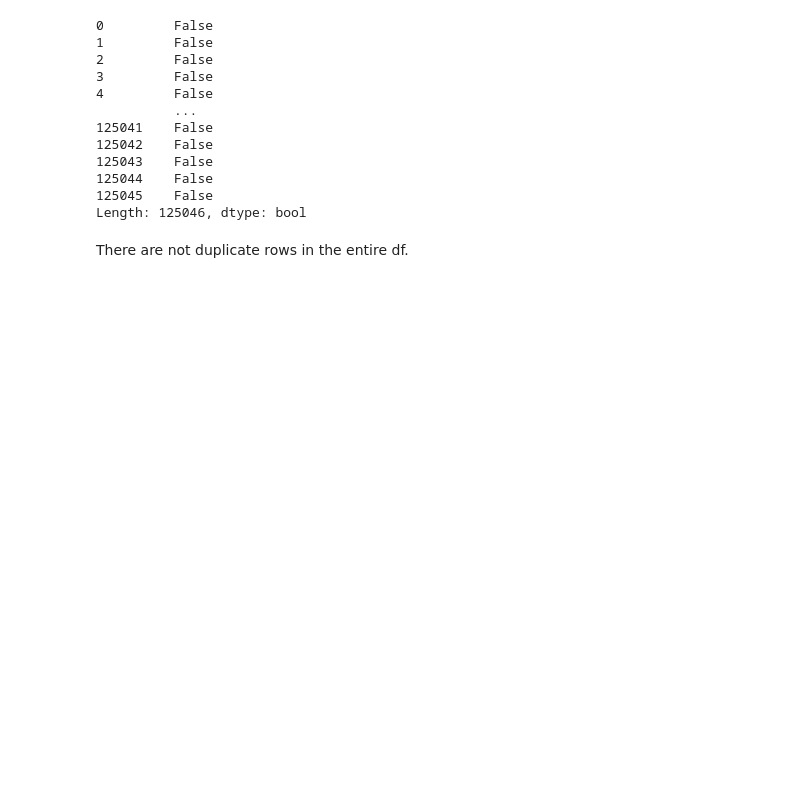
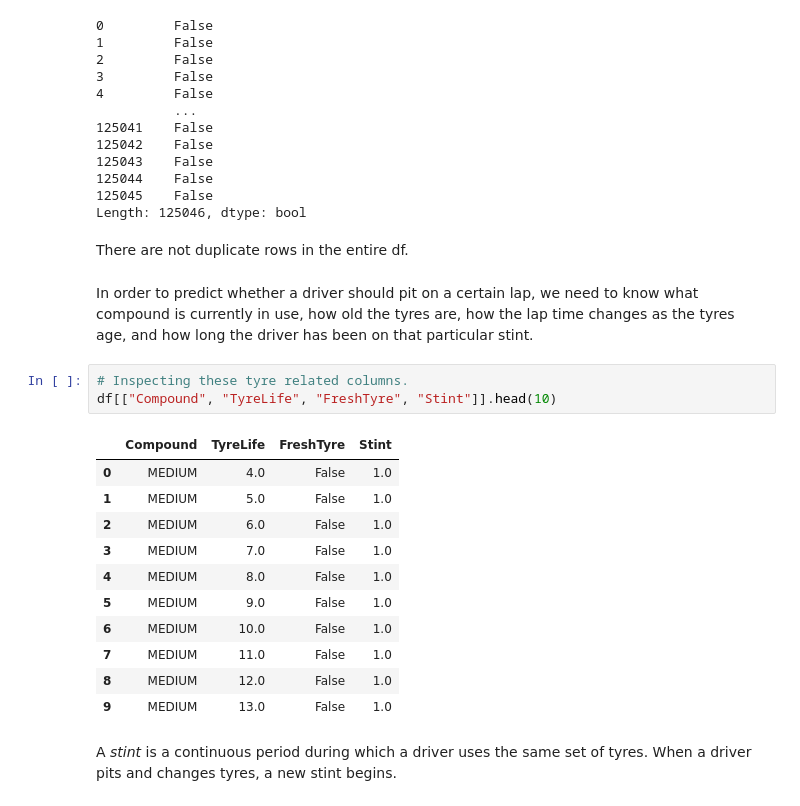
Before and after one commit to Shaun-Okwuosa/Capstone, a Jupyter notebook: notebooks/02_cleaning_laps.ipynb, the cells around one changed output. Cells and saved outputs as stored; diff of their text form; blank space fills up the shorter version.

```diff
--- a/notebooks/02_cleaning_laps.ipynb
+++ b/notebooks/02_cleaning_laps.ipynb
@@ -154,3 +154,22 @@ df.duplicated().sum()
 Length: 125046, dtype: bool
 # %% [markdown]
 There are not duplicate rows in the entire df.
+# %% [markdown]
+In order to predict whether a driver should pit on a certain lap, we need to know what compound is currently in use, how old the tyres are, how the lap time changes as the tyres age, and how long the driver has been on that particular stint.
+# %%
+# Inspecting these tyre related columns.
+df[["Compound", "TyreLife", "FreshTyre", "Stint"]].head(10)
+# %% [output]
+|  | Compound | TyreLife | FreshTyre | Stint |
+| 0 | MEDIUM | 4.0 | False | 1.0 |
+| 1 | MEDIUM | 5.0 | False | 1.0 |
+| 2 | MEDIUM | 6.0 | False | 1.0 |
+| 3 | MEDIUM | 7.0 | False | 1.0 |
+| 4 | MEDIUM | 8.0 | False | 1.0 |
+| 5 | MEDIUM | 9.0 | False | 1.0 |
+| 6 | MEDIUM | 10.0 | False | 1.0 |
+| 7 | MEDIUM | 11.0 | False | 1.0 |
+| 8 | MEDIUM | 12.0 | False | 1.0 |
+| 9 | MEDIUM | 13.0 | False | 1.0 |
+# %% [markdown]
+A *stint* is a continuous period during which a driver uses the same set of tyres. When a driver pits and changes tyres, a new stint begins.
```
Also changed, not shown: parts of 69 cells of this notebook, 4 other files.
